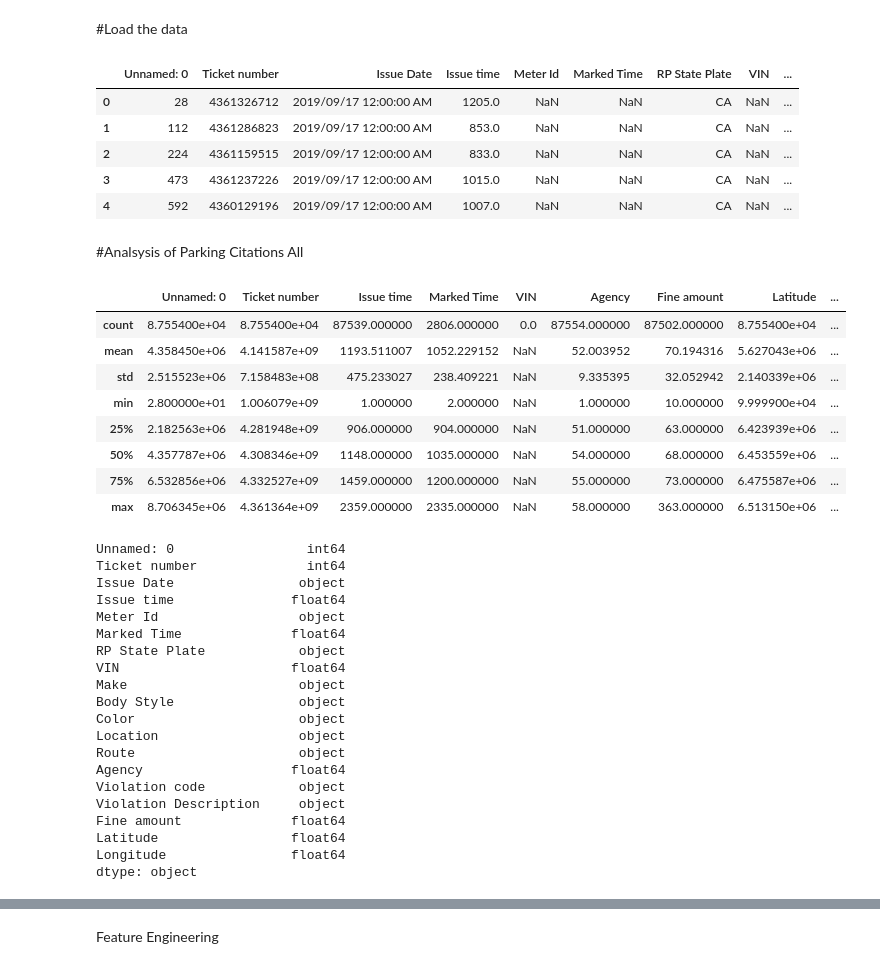
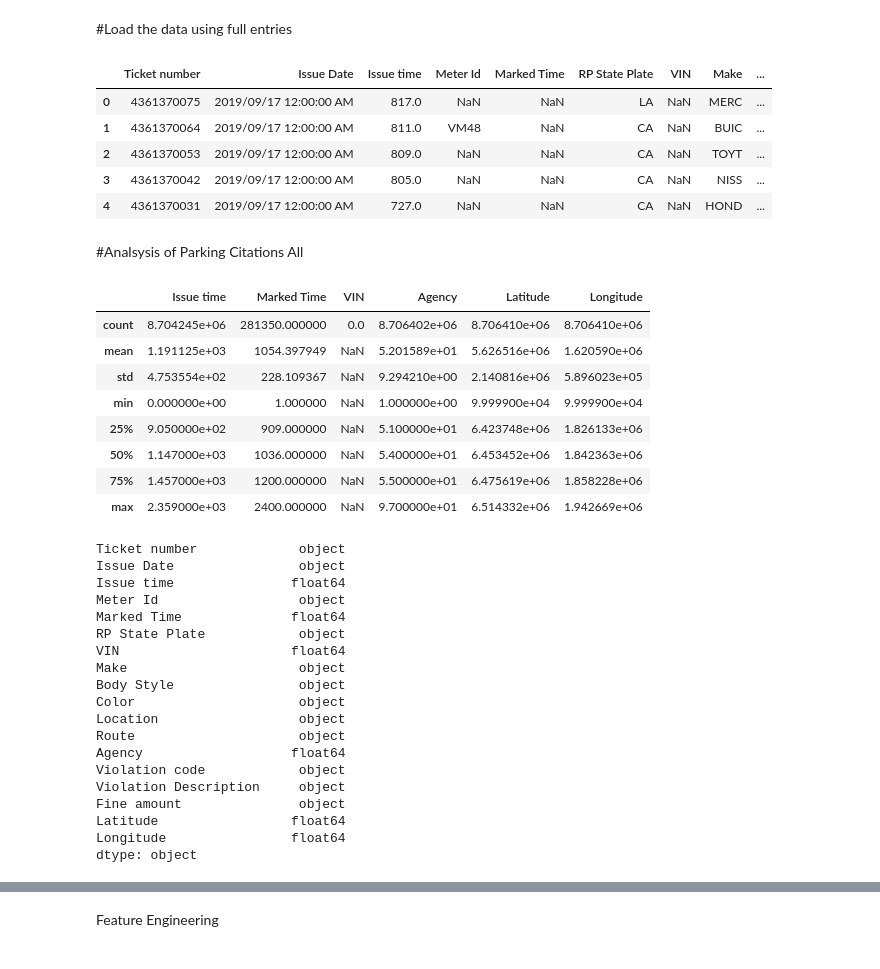
Before and after one commit to hackforla/lucky-parking, a Jupyter notebook: notebooks/LuckyParkingAnalysis.ipynb, the cells around one changed output, grey strips where cells are left out. Saved outputs shown, nothing was run; the diff lists cells and outputs as text; code cells hidden in the pictures.

```diff
--- a/notebooks/LuckyParkingAnalysis.ipynb
+++ b/notebooks/LuckyParkingAnalysis.ipynb
@@ -10,40 +10,40 @@ sns.set()
 %matplotlib inline
 # %% [markdown]
 
-#Load the data
+#Load the data using full entries
 # %%
-#using relative path to import csv file.for Mac users, please remove double dots. This relative path is written in Windows 10 os.
-#please download the data file from google drive folder for now and put in to data folder so that the below path will work.
-df = pd.read_csv("..\data\Simplified_Citation_After_2015July_to_2019.csv")
+#using relative path to import csv file.
+#for Mac users, please remove double dots. This relative path is written in Windows 10 os.
+#please download the full entry data file from google drive folder for now and put in to data folder so that the below path will work.
+df = pd.read_csv("..\data\Parking_Citations_After_July_1_2015.csv", low_memory=False)
 df.head()
 # %% [output]
-|  | Unnamed: 0 | Ticket number | Issue Date | Issue time | Meter Id | Marked Time | RP State Plate | VIN | ... |
-| 0 | 28 | 4361326712 | 2019/09/17 12:00:00 AM | 1205.0 | NaN | NaN | CA | NaN | ... |
-| 1 | 112 | 4361286823 | 2019/09/17 12:00:00 AM | 853.0 | NaN | NaN | CA | NaN | ... |
-| 2 | 224 | 4361159515 | 2019/09/17 12:00:00 AM | 833.0 | NaN | NaN | CA | NaN | ... |
-| 3 | 473 | 4361237226 | 2019/09/17 12:00:00 AM | 1015.0 | NaN | NaN | CA | NaN | ... |
-| 4 | 592 | 4360129196 | 2019/09/17 12:00:00 AM | 1007.0 | NaN | NaN | CA | NaN | ... |
+|  | Ticket number | Issue Date | Issue time | Meter Id | Marked Time | RP State Plate | VIN | Make | ... |
+| 0 | 4361370075 | 2019/09/17 12:00:00 AM | 817.0 | NaN | NaN | LA | NaN | MERC | ... |
+| 1 | 4361370064 | 2019/09/17 12:00:00 AM | 811.0 | VM48 | NaN | CA | NaN | BUIC | ... |
+| 2 | 4361370053 | 2019/09/17 12:00:00 AM | 809.0 | NaN | NaN | CA | NaN | TOYT | ... |
+| 3 | 4361370042 | 2019/09/17 12:00:00 AM | 805.0 | NaN | NaN | CA | NaN | NISS | ... |
+| 4 | 4361370031 | 2019/09/17 12:00:00 AM | 727.0 | NaN | NaN | CA | NaN | HOND | ... |
 # %% [markdown]
 #Analsysis of Parking Citations All
 # %%
 #Have a look at the numericals of the data
 df.describe()
 # %% [output]
-|  | Unnamed: 0 | Ticket number | Issue time | Marked Time | VIN | Agency | Fine amount | Latitude | ... |
-| count | 8.755400e+04 | 8.755400e+04 | 87539.000000 | 2806.000000 | 0.0 | 87554.000000 | 87502.000000 | 8.755400e+04 | ... |
-| mean | 4.358450e+06 | 4.141587e+09 | 1193.511007 | 1052.229152 | NaN | 52.003952 | 70.194316 | 5.627043e+06 | ... |
-| std | 2.515523e+06 | 7.158483e+08 | 475.233027 | 238.409221 | NaN | 9.335395 | 32.052942 | 2.140339e+06 | ... |
-| min | 2.800000e+01 | 1.006079e+09 | 1.000000 | 2.000000 | NaN | 1.000000 | 10.000000 | 9.999900e+04 | ... |
-| 25% | 2.182563e+06 | 4.281948e+09 | 906.000000 | 904.000000 | NaN | 51.000000 | 63.000000 | 6.423939e+06 | ... |
-| 50% | 4.357787e+06 | 4.308346e+09 | 1148.000000 | 1035.000000 | NaN | 54.000000 | 68.000000 | 6.453559e+06 | ... |
-| 75% | 6.532856e+06 | 4.332527e+09 | 1459.000000 | 1200.000000 | NaN | 55.000000 | 73.000000 | 6.475587e+06 | ... |
-| max | 8.706345e+06 | 4.361364e+09 | 2359.000000 | 2335.000000 | NaN | 58.000000 | 363.000000 | 6.513150e+06 | ... |
+|  | Issue time | Marked Time | VIN | Agency | Latitude | Longitude |
+| count | 8.704245e+06 | 281350.000000 | 0.0 | 8.706402e+06 | 8.706410e+06 | 8.706410e+06 |
+| mean | 1.191125e+03 | 1054.397949 | NaN | 5.201589e+01 | 5.626516e+06 | 1.620590e+06 |
+| std | 4.753554e+02 | 228.109367 | NaN | 9.294210e+00 | 2.140816e+06 | 5.896023e+05 |
+| min | 0.000000e+00 | 1.000000 | NaN | 1.000000e+00 | 9.999900e+04 | 9.999900e+04 |
+| 25% | 9.050000e+02 | 909.000000 | NaN | 5.100000e+01 | 6.423748e+06 | 1.826133e+06 |
+| 50% | 1.147000e+03 | 1036.000000 | NaN | 5.400000e+01 | 6.453452e+06 | 1.842363e+06 |
+| 75% | 1.457000e+03 | 1200.000000 | NaN | 5.500000e+01 | 6.475619e+06 | 1.858228e+06 |
+| max | 2.359000e+03 | 2400.000000 | NaN | 9.700000e+01 | 6.514332e+06 | 1.942669e+06 |
 # %%
 #check each data type
 df.dtypes
 # %% [output]
-Unnamed: 0                 int64
-Ticket number              int64
+Ticket number             object
 Issue Date                object
 Issue time               float64
 Meter Id                  object
@@ -58,7 +58,7 @@ Route                     object
 Agency                   float64
 Violation code            object
 Violation Description     object
-Fine amount              float64
+Fine amount               object
 Latitude                 float64
 Longitude                float64
 dtype: object
```
Also changed, not shown: parts of 5 cells of this notebook.
